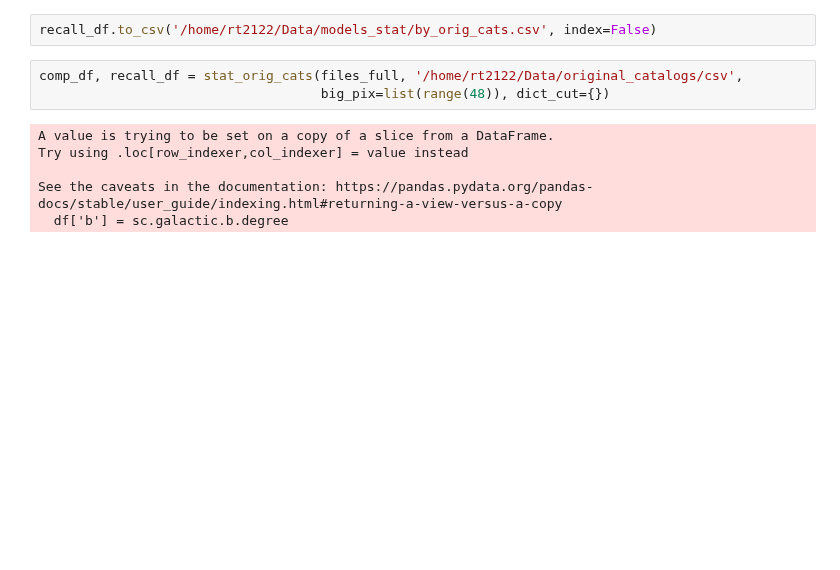
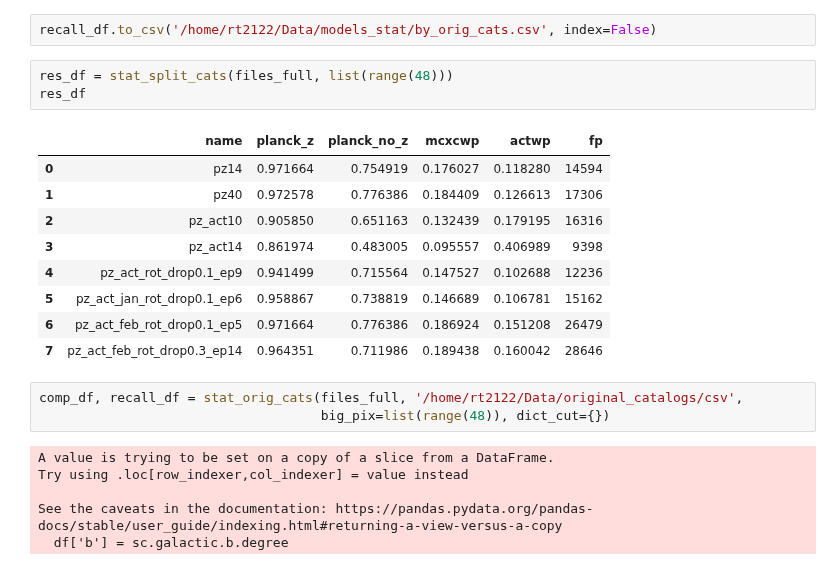
Before and after one commit to rt2122/data-segmentation-2, a Jupyter notebook: modifications_for_model/df_val_stat_all_models.ipynb, the cells around one changed output. Drawn from its saved outputs; the diff is of its cells as text; blank space fills up the shorter version.

```diff
--- a/modifications_for_model/df_val_stat_all_models.ipynb
+++ b/modifications_for_model/df_val_stat_all_models.ipynb
@@ -62,6 +85,19 @@ comp_df
 | all | 160 | 0.000 | NaN | 166 | 0.000 | NaN | 3081 | 0.000 | NaN | 602 | 0.000 | ... |
 # %%
 recall_df.to_csv('/home/rt2122/Data/models_stat/by_orig_cats.csv', index=False)
+# %%
+res_df = stat_split_cats(files_full, list(range(48)))
+res_df
+# %% [output]
+|  | name | planck_z | planck_no_z | mcxcwp | actwp | fp |
+| 0 | pz14 | 0.971664 | 0.754919 | 0.176027 | 0.118280 | 14594 |
+| 1 | pz40 | 0.972578 | 0.776386 | 0.184409 | 0.126613 | 17306 |
+| 2 | pz_act10 | 0.905850 | 0.651163 | 0.132439 | 0.179195 | 16316 |
+| 3 | pz_act14 | 0.861974 | 0.483005 | 0.095557 | 0.406989 | 9398 |
+| 4 | pz_act_rot_drop0.1_ep9 | 0.941499 | 0.715564 | 0.147527 | 0.102688 | 12236 |
+| 5 | pz_act_jan_rot_drop0.1_ep6 | 0.958867 | 0.738819 | 0.146689 | 0.106781 | 15162 |
+| 6 | pz_act_feb_rot_drop0.1_ep5 | 0.971664 | 0.776386 | 0.186924 | 0.151208 | 26479 |
+| 7 | pz_act_feb_rot_drop0.3_ep14 | 0.964351 | 0.711986 | 0.189438 | 0.160042 | 28646 |
 # %%
 comp_df, recall_df = stat_orig_cats(files_full, '/home/rt2122/Data/original_catalogs/csv',
                                     big_pix=list(range(48)), dict_cut={})
```
Also changed, not shown: parts of 8 cells of this notebook, 2 other files.
